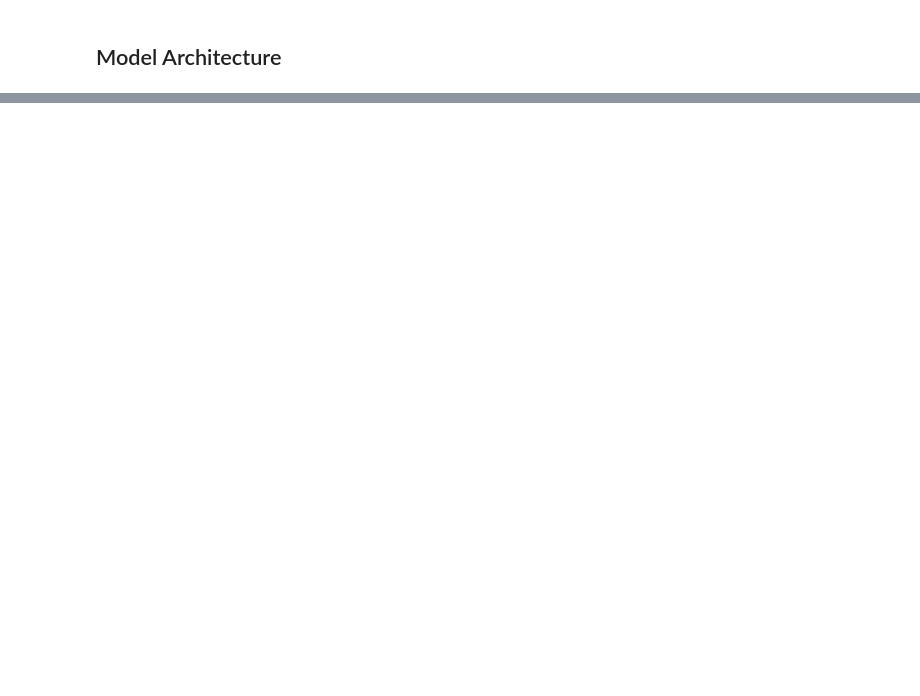
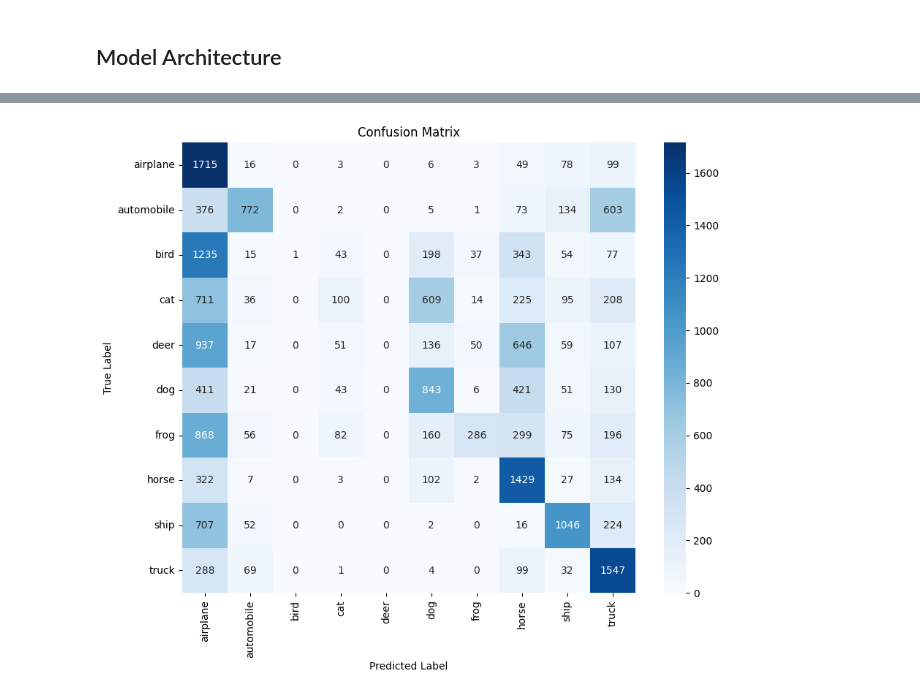
Before and after one commit to thetajwar2003/CIFAR-classifier, a Jupyter notebook: main.ipynb, the cells around one changed output, grey strips where cells are left out. Cells and saved outputs as stored; diff of their text form; code cells hidden in the pictures; blank space fills up the shorter version.

Commit message:
created and saved model

```diff
--- a/main.ipynb
+++ b/main.ipynb
@@ -118,0 +260,12 @@ train_generator = datagen.flow(X_train, y_train, batch_size=batch_size)
+# %%
+# callbacks
+early_stopping = EarlyStopping(monitor='val_loss', patience=10, restore_best_weights=True)
+model_checkpoint = ModelCheckpoint('best_cnn_model.h5', save_best_only=True, monitor='val_loss', mode='min')
+# %%
+# Train the model
+history = cnn.fit(
+    train_generator,
+    validation_data=val_generator,
+    epochs=50,
+    callbacks=[early_stopping, model_checkpoint]
+)
@@ -118,0 +302,3 @@ train_generator = datagen.flow(X_train, y_train, batch_size=batch_size)
+# %%
+# make prediction.
+pred = cnn.predict(X_test)
@@ -118,0 +307,4 @@ train_generator = datagen.flow(X_train, y_train, batch_size=batch_size)
+# %%
+y_pred = np.argmax(pred, axis=1)
+
+print(classification_report(y_test, y_pred, target_names=class_names))
@@ -118,0 +328,4 @@ train_generator = datagen.flow(X_train, y_train, batch_size=batch_size)
+# %%
+display_confusion_matrix(y_test, y_pred)
+# %% [output]
+[figure, added]
```
Also changed, not shown: parts of 23 cells of this notebook, 1 other file.
